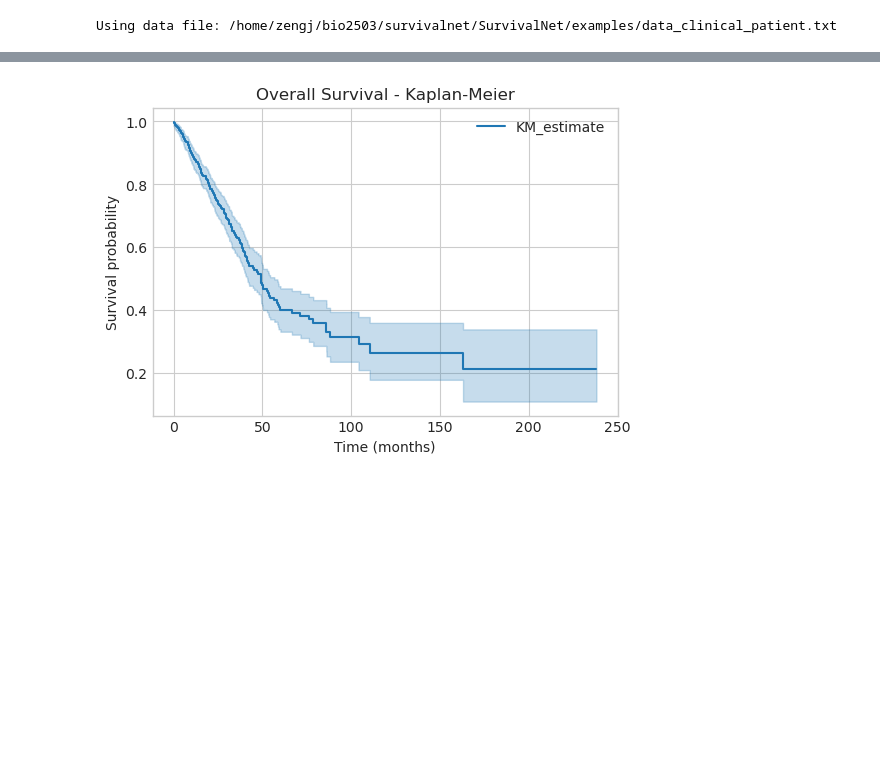
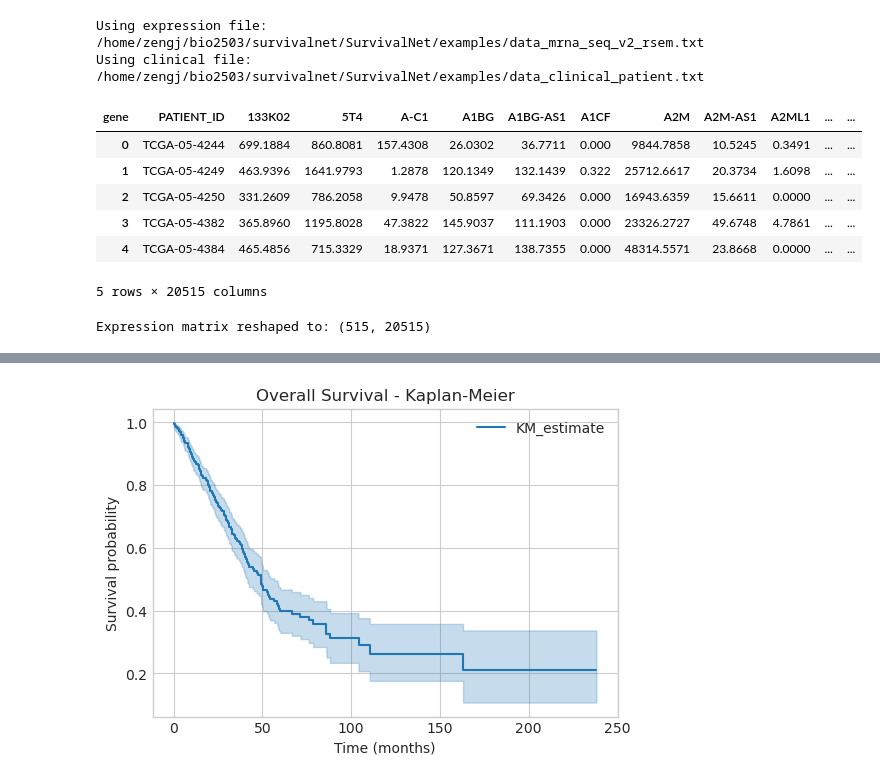
Before and after one commit to zengjoyous/SurvivalNet, a Jupyter notebook: examples/demo.ipynb, the cells around one changed output, grey strips where cells are left out. Cells and saved outputs as stored; diff of their text form; code cells hidden in the pictures; blank space fills up the shorter version.

```diff
--- a/examples/demo.ipynb
+++ b/examples/demo.ipynb
@@ -15,20 +15,52 @@ from survivalnet.io import load_clinical_data, normalize_survival_data
 plt.style.use("seaborn-v0_8-whitegrid")
 pd.set_option("display.max_columns", 20)
 
-data_path = None
-for candidate in [
-    Path("examples/data_clinical_patient.txt"),
-    Path("data_clinical_patient.txt"),
-    Path("../examples/data_clinical_patient.txt"),
-]:
+base_dir = Path("examples")
+expr_path = None
+clinical_path = None
+for candidate in [base_dir / "data_mrna_seq_v2_rsem.txt", Path("data_mrna_seq_v2_rsem.txt"), Path("../examples/data_mrna_seq_v2_rsem.txt")]:
     if candidate.exists():
-        data_path = candidate
+        expr_path = candidate
+        break
+for candidate in [base_dir / "data_clinical_patient.txt", Path("data_clinical_patient.txt"), Path("../examples/data_clinical_patient.txt")]:
+    if candidate.exists():
+        clinical_path = candidate
         break
 
-if data_path is None:
+if expr_path is None:
+    raise FileNotFoundError("Could not find examples/data_mrna_seq_v2_rsem.txt")
+if clinical_path is None:
     raise FileNotFoundError("Could not find examples/data_clinical_patient.txt")
 
-print(f"Using data file: {data_path.resolve()}")
+print(f"Using expression file: {expr_path.resolve()}")
+print(f"Using clinical file: {clinical_path.resolve()}")
 # %% [output]
-Using data file: /home/zengj/bio2503/survivalnet/SurvivalNet/examples/data_clinical_patient.txt
+Using expression file: /home/zengj/bio2503/survivalnet/SurvivalNet/examples/data_mrna_seq_v2_rsem.txt
+Using clinical file: /home/zengj/bio2503/survivalnet/SurvivalNet/examples/data_clinical_patient.txt
+# %%
+# Read expression matrix and reshape it to sample x gene format.
+expr_raw = pd.read_csv(expr_path, sep="\t", comment="#")
+expr_raw = expr_raw.rename(columns={"Hugo_Symbol": "gene", "Entrez_Gene_Id": "entrez"})
+expr_raw["gene"] = expr_raw["gene"].astype(str)
+
+sample_cols = [c for c in expr_raw.columns if c not in ["gene", "entrez"]]
+expr_long = expr_raw.melt(id_vars=["gene", "entrez"], value_vars=sample_cols, var_name="PATIENT_ID", value_name="expression")
+expr_long["PATIENT_ID"] = expr_long["PATIENT_ID"].astype(str).str.slice(0, 12)
+expr_long["expression"] = pd.to_numeric(expr_long["expression"], errors="coerce")
+expr_long = expr_long.dropna(subset=["expression"])
+
+expr_df = expr_long.pivot_table(index="PATIENT_ID", columns="gene", values="expression", aggfunc="mean")
+expr_df = expr_df.reset_index()
+
+display(expr_df.head())
+print(f"Expression matrix reshaped to: {expr_df.shape}")
+# %% [output]
+| gene | PATIENT_ID | 133K02 | 5T4 | A-C1 | A1BG | A1BG-AS1 | A1CF | A2M | A2M-AS1 | A2ML1 | ... | ... |
+| 0 | TCGA-05-4244 | 699.1884 | 860.8081 | 157.4308 | 26.0302 | 36.7711 | 0.000 | 9844.7858 | 10.5245 | 0.3491 | ... | ... |
+| 1 | TCGA-05-4249 | 463.9396 | 1641.9793 | 1.2878 | 120.1349 | 132.1439 | 0.322 | 25712.6617 | 20.3734 | 1.6098 | ... | ... |
+| 2 | TCGA-05-4250 | 331.2609 | 786.2058 | 9.9478 | 50.8597 | 69.3426 | 0.000 | 16943.6359 | 15.6611 | 0.0000 | ... | ... |
+| 3 | TCGA-05-4382 | 365.8960 | 1195.8028 | 47.3822 | 145.9037 | 111.1903 | 0.000 | 23326.2727 | 49.6748 | 4.7861 | ... | ... |
+| 4 | TCGA-05-4384 | 465.4856 | 715.3329 | 18.9371 | 127.3671 | 138.7355 | 0.000 | 48314.5571 | 23.8668 | 0.0000 | ... | ... |
+5 rows × 20515 columns
+Expression matrix reshaped to: (515, 20515)
 # %%
```
Also changed, not shown: parts of 5 cells of this notebook, 2 other files.
